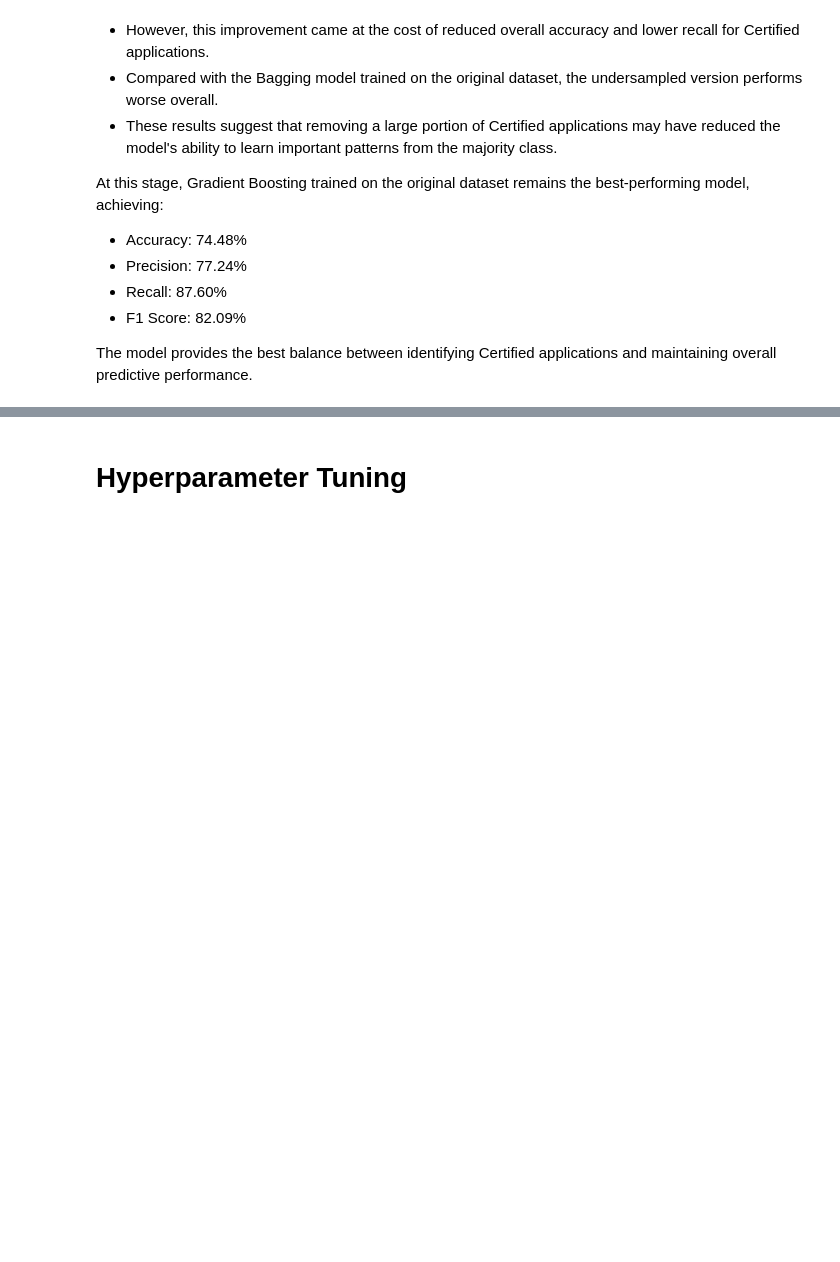
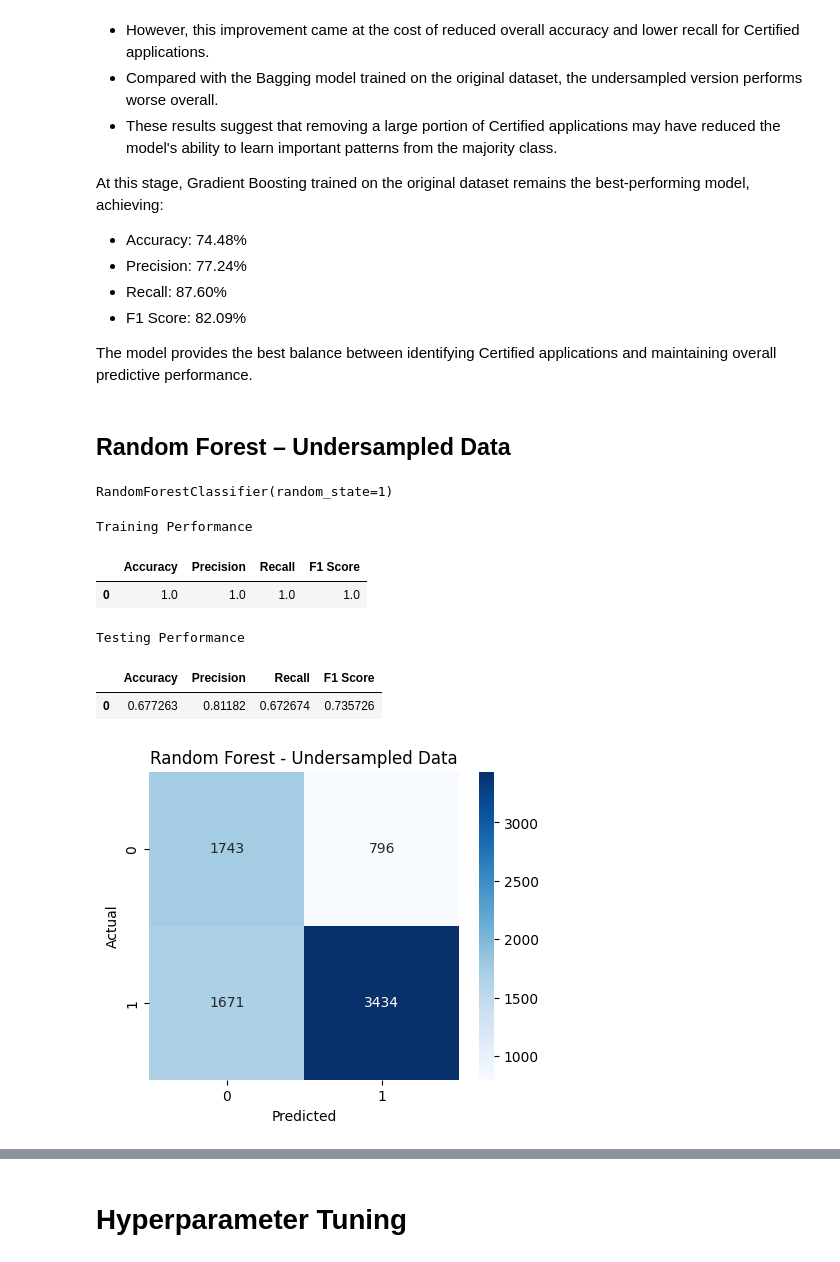
Before and after one commit to click2shivesh/shivesh-uta-aiml-py, a Jupyter notebook: Shivesh_Project_Full_Code_Notebook_EasyVisa.ipynb, the cells around one changed output, grey strips where cells are left out. Cells and saved outputs as stored; diff of their text form; code cells hidden in the pictures; blank space fills up the shorter version.

```diff
--- a/Shivesh_Project_Full_Code_Notebook_EasyVisa.ipynb
+++ b/Shivesh_Project_Full_Code_Notebook_EasyVisa.ipynb
@@ -2881,3 +2881,73 @@ At this stage, Gradient Boosting trained on the original dataset remains the bes
 - F1 Score: 82.09%
 
 The model provides the best balance between identifying Certified applications and maintaining overall predictive performance.
+# %% [markdown]
+## Random Forest – Undersampled Data
+# %%
+# Train Model
+# Random Forest - Undersampled Data
+
+rf_under = RandomForestClassifier(
+    random_state=1
+)
+
+# Train model on undersampled data
+rf_under.fit(
+    X_train_under,
+    y_train_under
+)
+# %% [output]
+RandomForestClassifier(random_state=1)
+# %%
+# Check training performance
+
+rf_under_train_perf = model_performance_classification(
+    rf_under,
+    X_train_under,
+    y_train_under
+)
+
+print("Training Performance")
+rf_under_train_perf
+# %% [output]
+Training Performance
+|  | Accuracy | Precision | Recall | F1 Score |
+| 0 | 1.0 | 1.0 | 1.0 | 1.0 |
+# %%
+# Check testing performance
+
+rf_under_test_perf = model_performance_classification(
+    rf_under,
+    X_test,
+    y_test
+)
+
+print("Testing Performance")
+rf_under_test_perf
+# %% [output]
+Testing Performance
+|  | Accuracy | Precision | Recall | F1 Score |
+| 0 | 0.677263 | 0.81182 | 0.672674 | 0.735726 |
+# %%
+# Plot confusion matrix
+
+cm = confusion_matrix(
+    y_test,
+    rf_under.predict(X_test)
+)
+
+plt.figure(figsize=(5,4))
+
+sns.heatmap(
+    cm,
+    annot=True,
+    fmt="d",
+    cmap="Blues"
+)
+
+plt.title("Random Forest - Undersampled Data")
+plt.xlabel("Predicted")
+plt.ylabel("Actual")
+plt.show()
+# %% [output]
+[figure, added]
```
Also changed, not shown: parts of 61 cells of this notebook.
